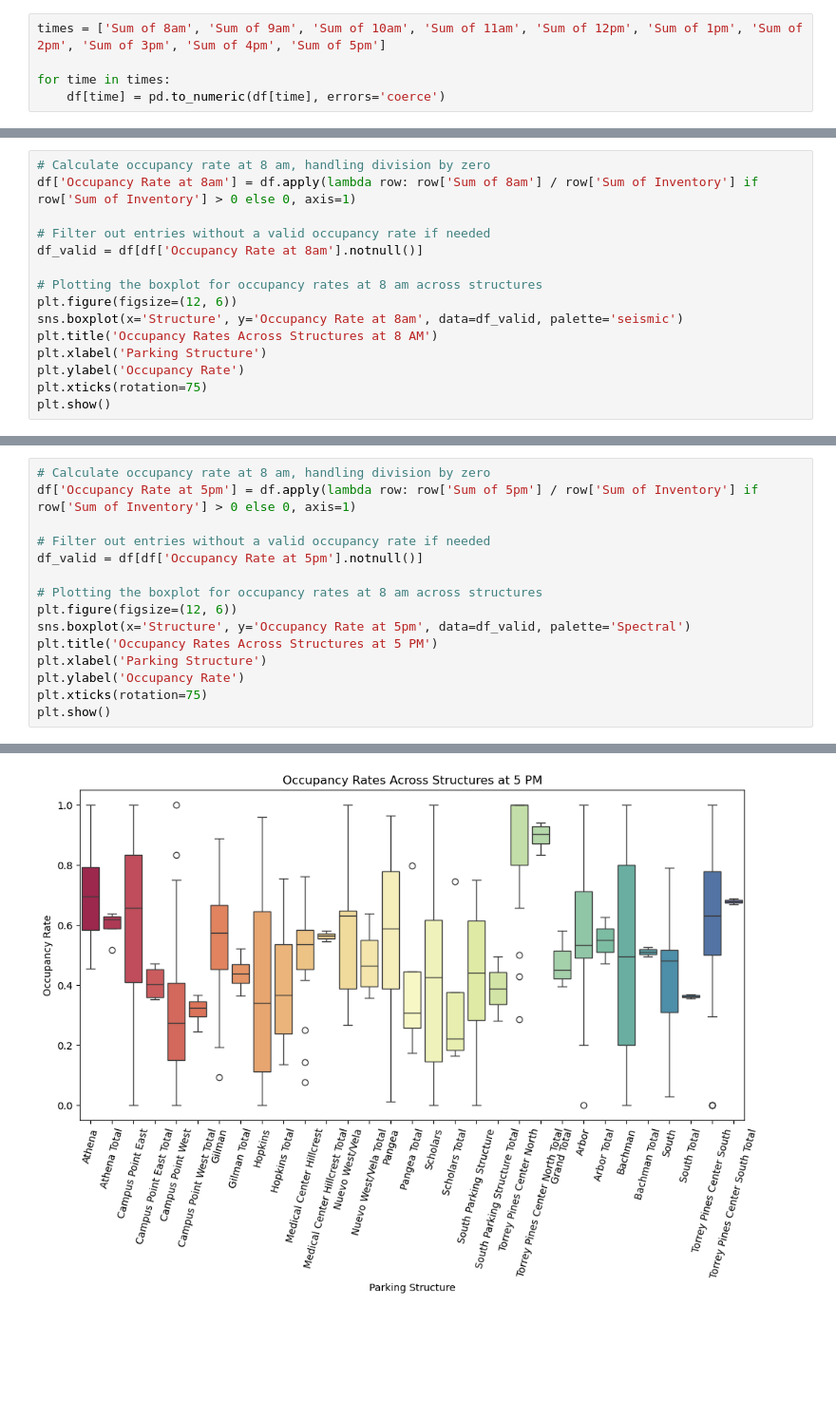
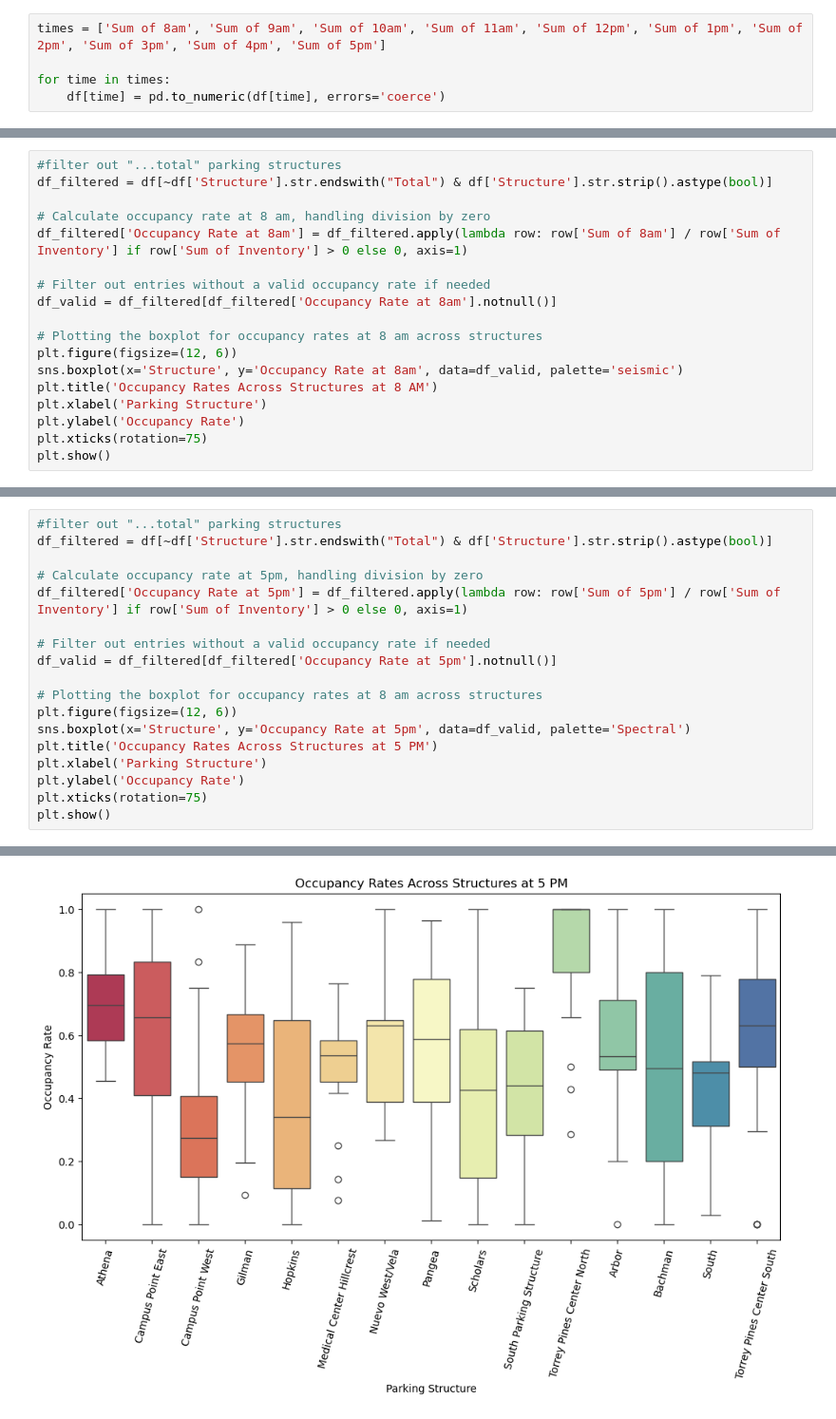
Before and after one commit to DanielJu0925/math189_project, a Jupyter notebook: data_process.ipynb, the cells around one changed output, grey strips where cells are left out. Shown at 95% size. Drawn from its saved outputs; the diff is of its cells as text; blank space fills up the shorter version.

```diff
--- a/data_process.ipynb
+++ b/data_process.ipynb
@@ -264,9 +264,12 @@ plt.show()
 # %%
+#filter out "...total" parking structures
+df_filtered = df[~df['Structure'].str.endswith("Total") & df['Structure'].str.strip().astype(bool)]
+
 # Calculate occupancy rate at 8 am, handling division by zero
-df['Occupancy Rate at 8am'] = df.apply(lambda row: row['Sum of 8am'] / row['Sum of Inventory'] if row['Sum of Inventory'] > 0 else 0, axis=1)
+df_filtered['Occupancy Rate at 8am'] = df_filtered.apply(lambda row: row['Sum of 8am'] / row['Sum of Inventory'] if row['Sum of Inventory'] > 0 else 0, axis=1)
 
 # Filter out entries without a valid occupancy rate if needed
-df_valid = df[df['Occupancy Rate at 8am'].notnull()]
+df_valid = df_filtered[df_filtered['Occupancy Rate at 8am'].notnull()]
 
 # Plotting the boxplot for occupancy rates at 8 am across structures
 plt.figure(figsize=(12, 6))
@@ -284,9 +293,12 @@ Passing `palette` without assigning `hue` is deprecated and will be removed in v
 # %%
-# Calculate occupancy rate at 8 am, handling division by zero
-df['Occupancy Rate at 5pm'] = df.apply(lambda row: row['Sum of 5pm'] / row['Sum of Inventory'] if row['Sum of Inventory'] > 0 else 0, axis=1)
+#filter out "...total" parking structures
+df_filtered = df[~df['Structure'].str.endswith("Total") & df['Structure'].str.strip().astype(bool)]
+
+# Calculate occupancy rate at 5pm, handling division by zero
+df_filtered['Occupancy Rate at 5pm'] = df_filtered.apply(lambda row: row['Sum of 5pm'] / row['Sum of Inventory'] if row['Sum of Inventory'] > 0 else 0, axis=1)
 
 # Filter out entries without a valid occupancy rate if needed
-df_valid = df[df['Occupancy Rate at 5pm'].notnull()]
+df_valid = df_filtered[df_filtered['Occupancy Rate at 5pm'].notnull()]
 
 # Plotting the boxplot for occupancy rates at 8 am across structures
 plt.figure(figsize=(12, 6))
@@ -300,4 +318,4 @@ plt.show()
 Passing `palette` without assigning `hue` is deprecated and will be removed in v0.14.0. Assign the `x` variable to `hue` and set `legend=False` for the same effect.
 
   sns.boxplot(x='Structure', y='Occupancy Rate at 5pm', data=df_valid, palette='Spectral')
-[figure, old version]
+[figure, new version]
```
Also changed, not shown: parts of 5 cells of this notebook.
